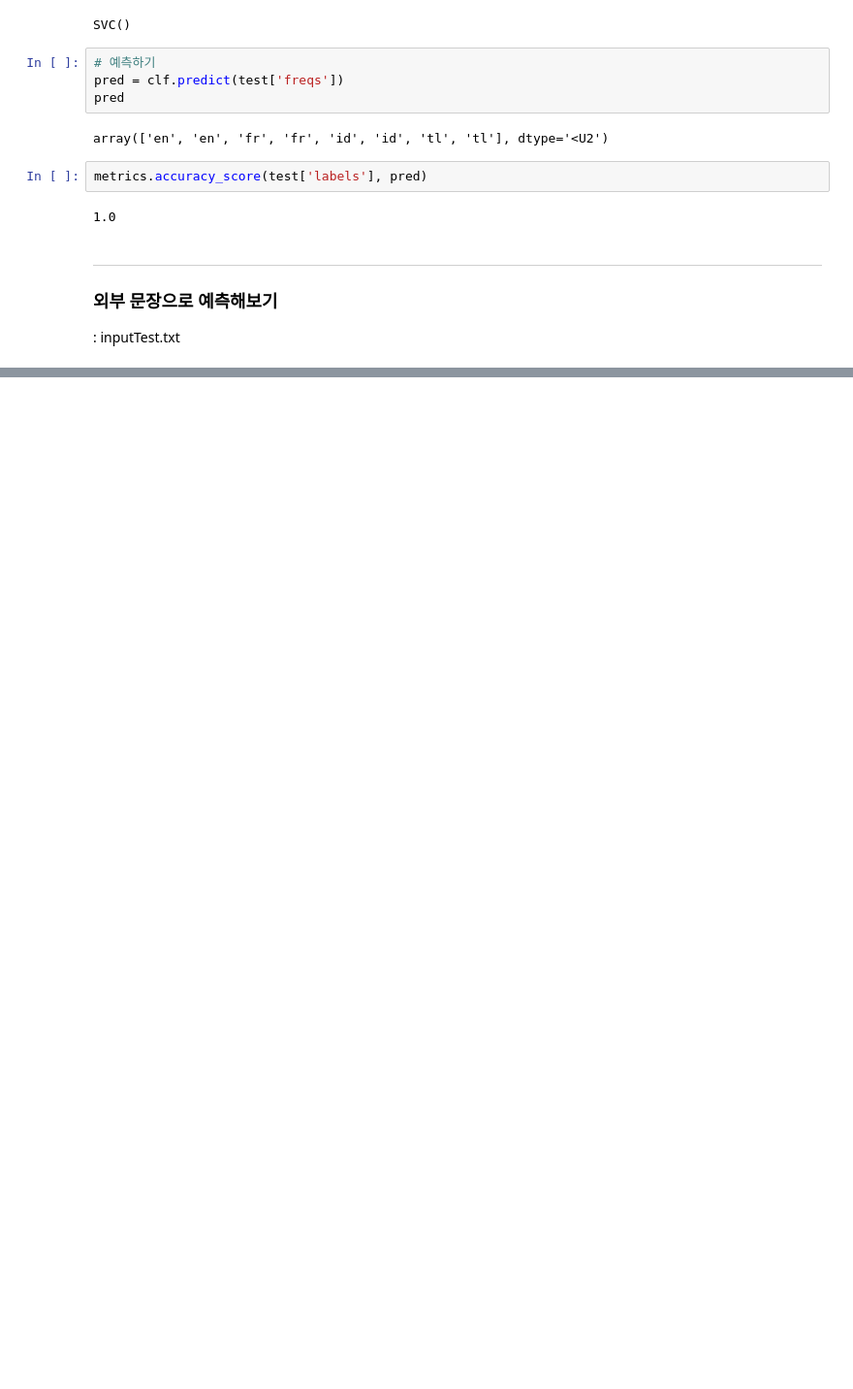
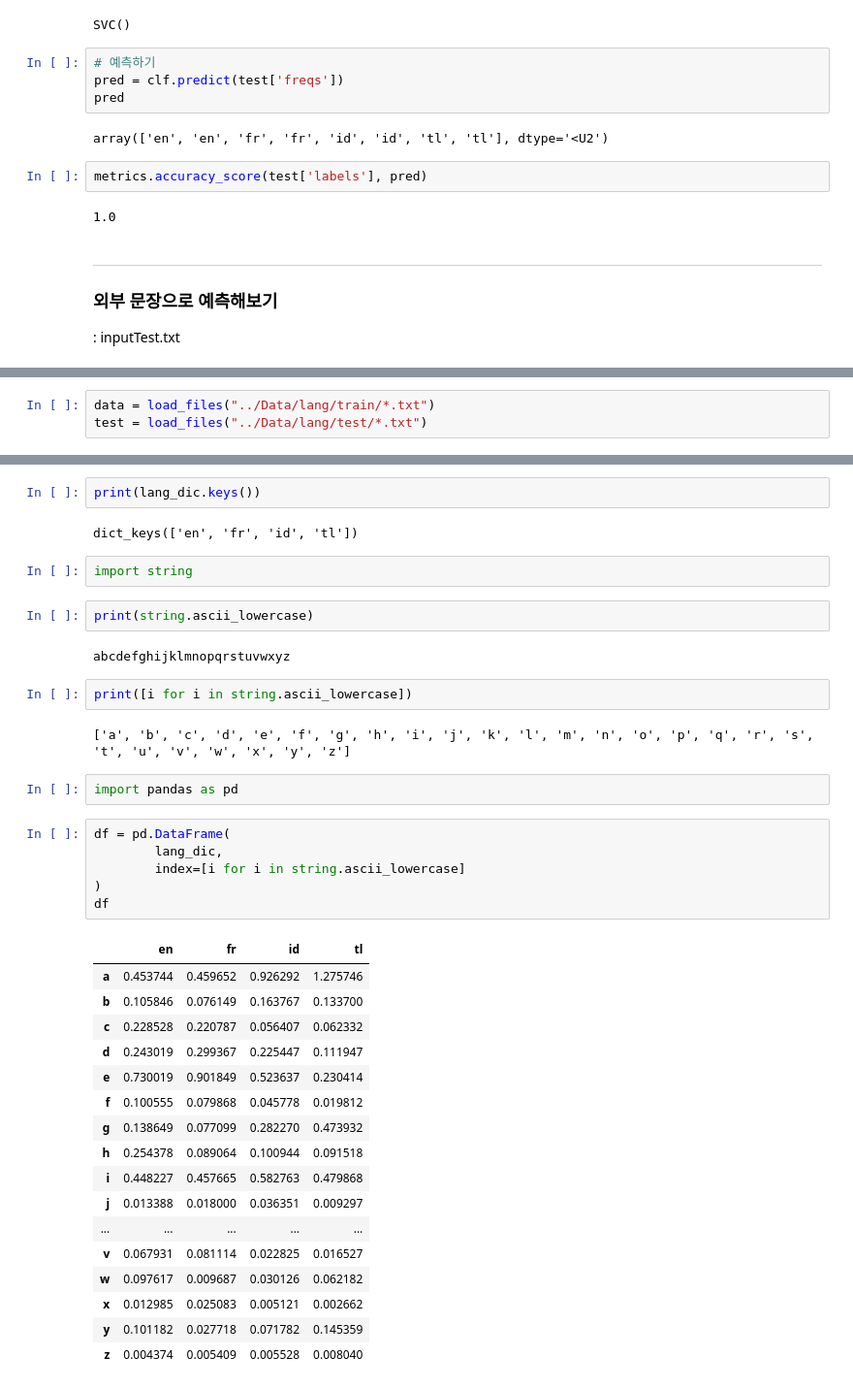
Before and after one commit to songyoungkeun/MachinLearning, a Jupyter notebook: Lecture/19.외국어판정.ipynb, the cells around one changed output, grey strips where cells are left out. Shown at 97% size. Saved outputs shown, nothing was run; the diff lists cells and outputs as text; blank space fills up the shorter version.

```diff
--- a/Lecture/19.외국어판정.ipynb
+++ b/Lecture/19.외국어판정.ipynb
@@ -200,0 +238,3 @@ metrics.accuracy_score(test['labels'], pred)
+# %%
+data = load_files("../Data/lang/train/*.txt")
+test = load_files("../Data/lang/test/*.txt")
@@ -200,0 +321,40 @@ metrics.accuracy_score(test['labels'], pred)
+# %%
+print(lang_dic.keys())
+# %% [output]
+dict_keys(['en', 'fr', 'id', 'tl'])
+# %%
+import string
+# %%
+print(string.ascii_lowercase)
+# %% [output]
+abcdefghijklmnopqrstuvwxyz
+# %%
+print([i for i in string.ascii_lowercase])
+# %% [output]
+['a', 'b', 'c', 'd', 'e', 'f', 'g', 'h', 'i', 'j', 'k', 'l', 'm', 'n', 'o', 'p', 'q', 'r', 's', 't', 'u', 'v', 'w', 'x', 'y', 'z']
+# %%
+import pandas as pd
+# %%
+df = pd.DataFrame(
+        lang_dic,
+        index=[i for i in string.ascii_lowercase]
+)
+df
+# %% [output]
+|  | en | fr | id | tl |
+| a | 0.453744 | 0.459652 | 0.926292 | 1.275746 |
+| b | 0.105846 | 0.076149 | 0.163767 | 0.133700 |
+| c | 0.228528 | 0.220787 | 0.056407 | 0.062332 |
+| d | 0.243019 | 0.299367 | 0.225447 | 0.111947 |
+| e | 0.730019 | 0.901849 | 0.523637 | 0.230414 |
+| f | 0.100555 | 0.079868 | 0.045778 | 0.019812 |
+| g | 0.138649 | 0.077099 | 0.282270 | 0.473932 |
+| h | 0.254378 | 0.089064 | 0.100944 | 0.091518 |
+| i | 0.448227 | 0.457665 | 0.582763 | 0.479868 |
+| j | 0.013388 | 0.018000 | 0.036351 | 0.009297 |
+| ... | ... | ... | ... | ... |
+| v | 0.067931 | 0.081114 | 0.022825 | 0.016527 |
+| w | 0.097617 | 0.009687 | 0.030126 | 0.062182 |
+| x | 0.012985 | 0.025083 | 0.005121 | 0.002662 |
+| y | 0.101182 | 0.027718 | 0.071782 | 0.145359 |
+| z | 0.004374 | 0.005409 | 0.005528 | 0.008040 |
```
Also changed, not shown: parts of 18 cells of this notebook, 4 other files.
